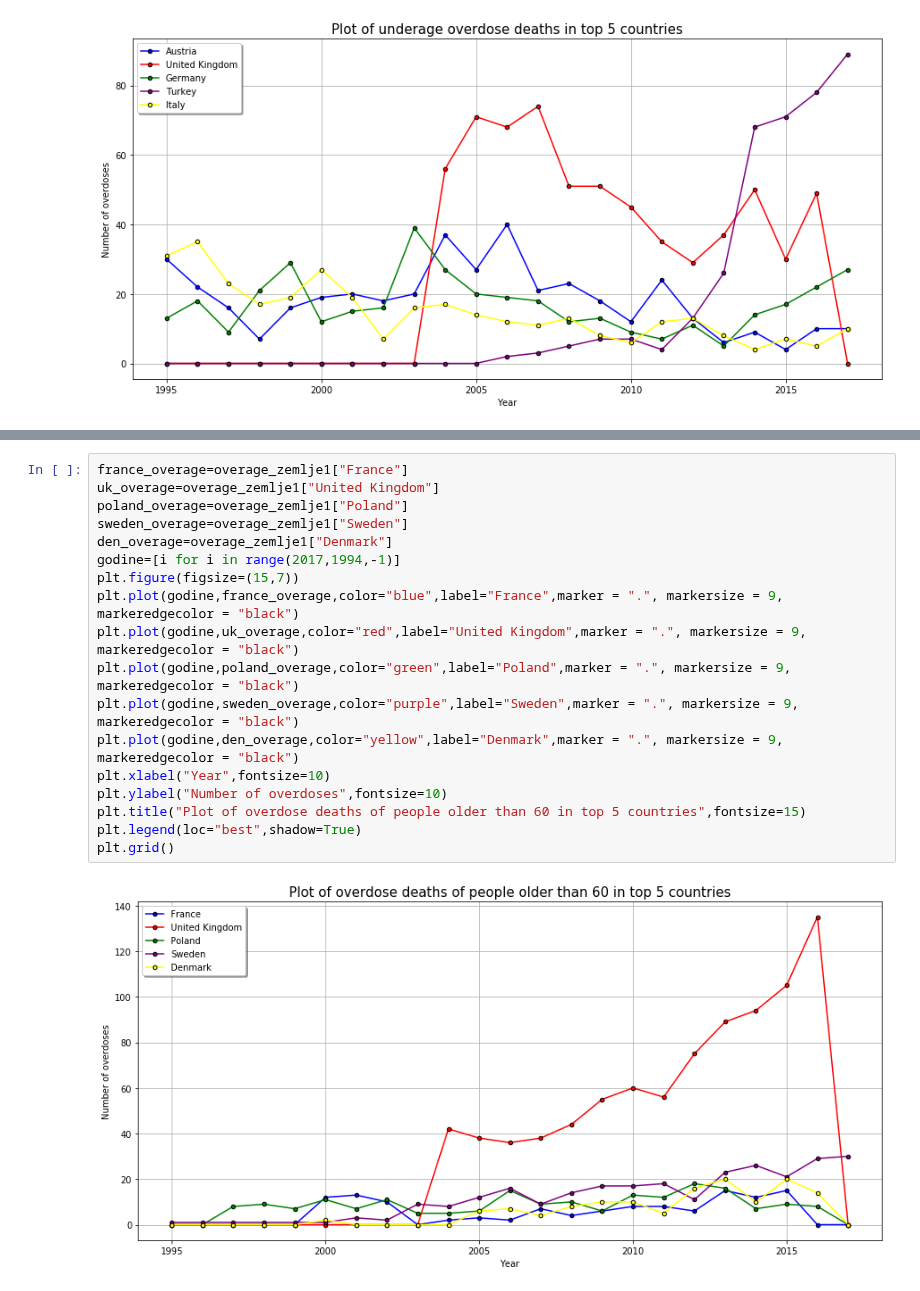
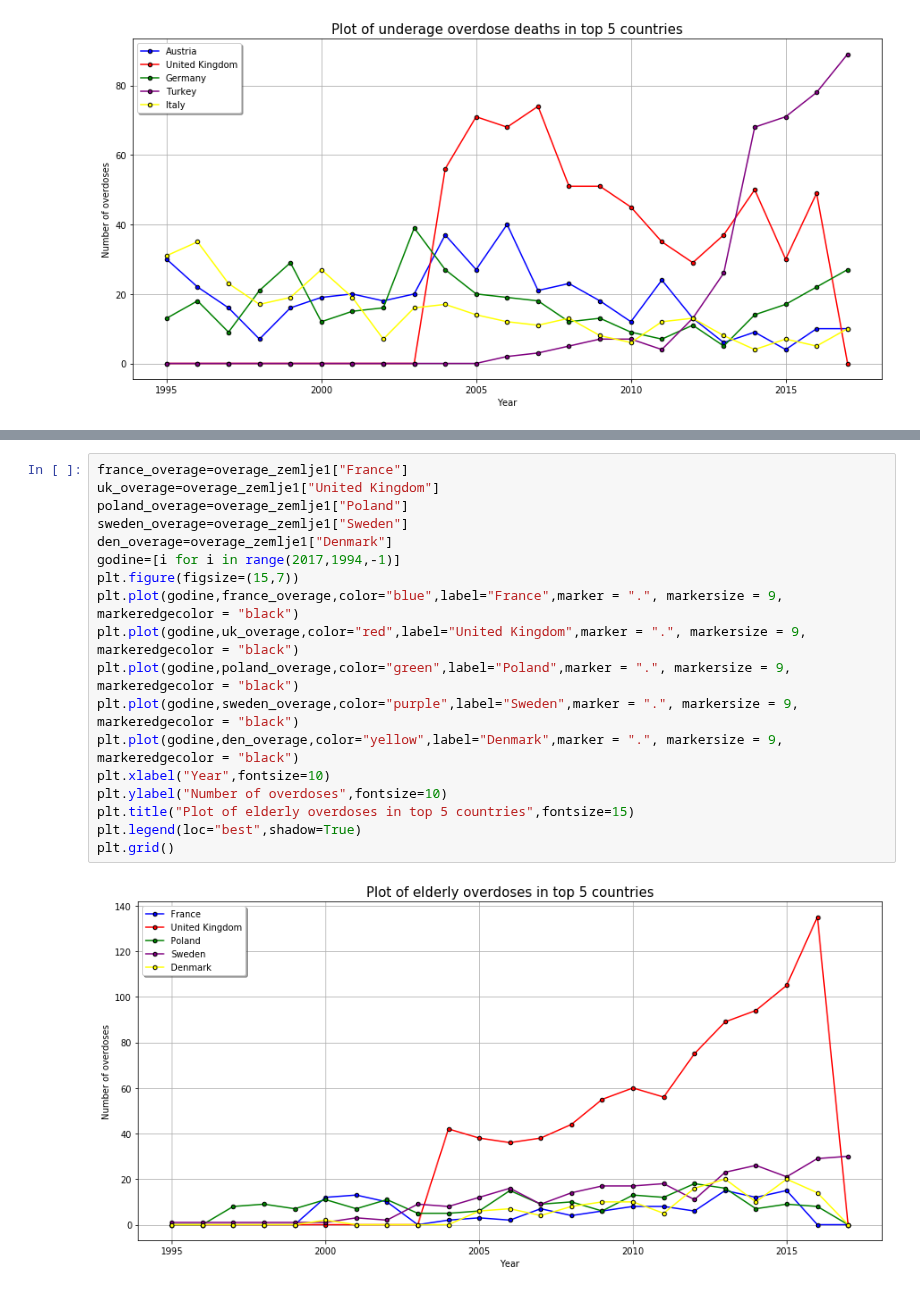
Before and after one commit to danilo1214/PR20ddpdjphv, a Jupyter notebook: Predrag.ipynb, the cells around one changed output, grey strips where cells are left out. Drawn from its saved outputs; the diff is of its cells as text.

```diff
--- a/Predrag.ipynb
+++ b/Predrag.ipynb
@@ -145,20 +146,20 @@ Text(0.5, 1.0, 'Overdoses of people older than 60 years of age by countries')
 # %%
 france_overage=overage_zemlje1["France"]
 uk_overage=overage_zemlje1["United Kingdom"]
 poland_overage=overage_zemlje1["Poland"]
 sweden_overage=overage_zemlje1["Sweden"]
 den_overage=overage_zemlje1["Denmark"]
 godine=[i for i in range(2017,1994,-1)]
 plt.figure(figsize=(15,7))
 plt.plot(godine,france_overage,color="blue",label="France",marker = ".", markersize = 9, markeredgecolor = "black")
 plt.plot(godine,uk_overage,color="red",label="United Kingdom",marker = ".", markersize = 9, markeredgecolor = "black")
 plt.plot(godine,poland_overage,color="green",label="Poland",marker = ".", markersize = 9, markeredgecolor = "black")
 plt.plot(godine,sweden_overage,color="purple",label="Sweden",marker = ".", markersize = 9, markeredgecolor = "black")
 plt.plot(godine,den_overage,color="yellow",label="Denmark",marker = ".", markersize = 9, markeredgecolor = "black")
 plt.xlabel("Year",fontsize=10)
 plt.ylabel("Number of overdoses",fontsize=10)
-plt.title("Plot of overdose deaths of people older than 60 in top 5 countries",fontsize=15)
+plt.title("Plot of elderly overdoses in top 5 countries",fontsize=15)
 plt.legend(loc="best",shadow=True)
 plt.grid()
 # %% [output]
-[figure, old version]
+[figure, new version]
```
Also changed, not shown: parts of 3 cells of this notebook.
